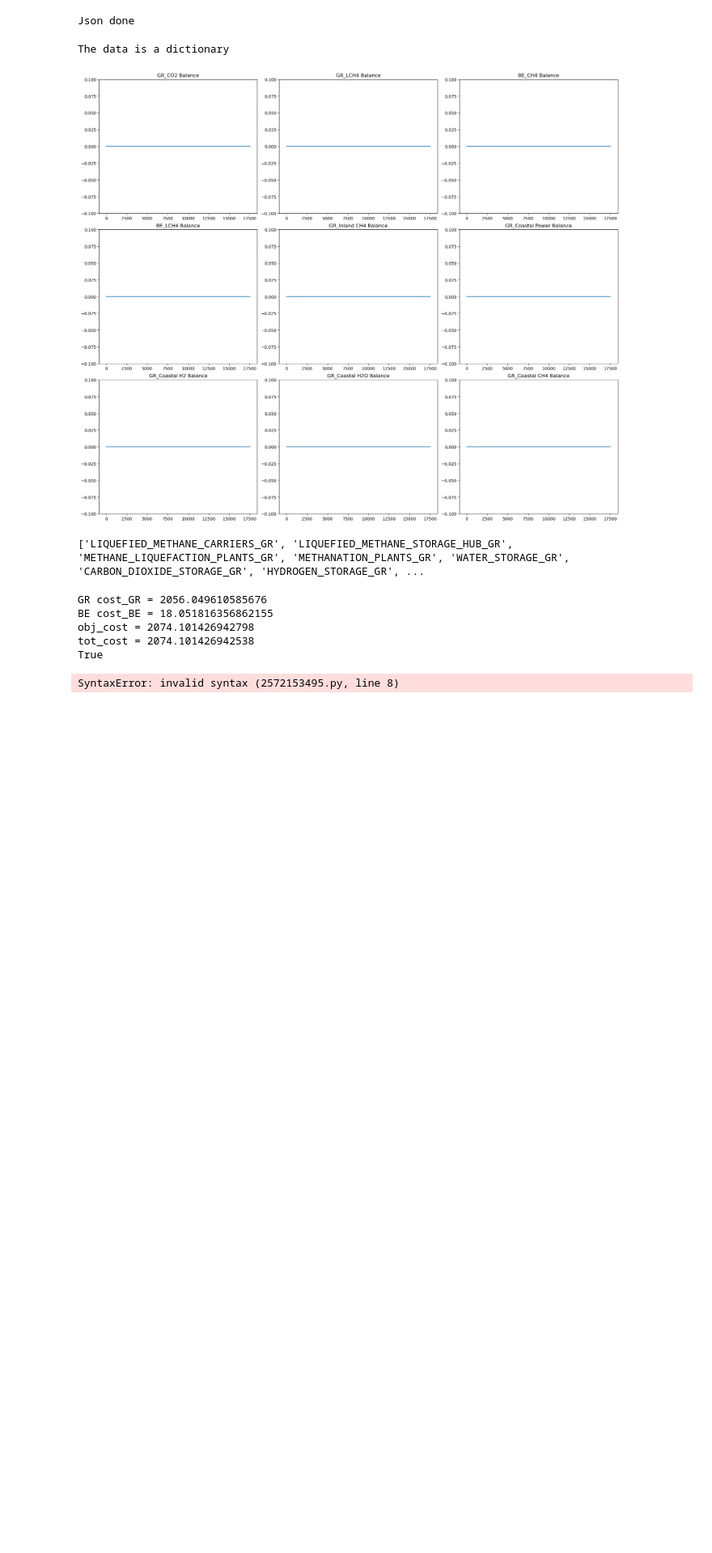
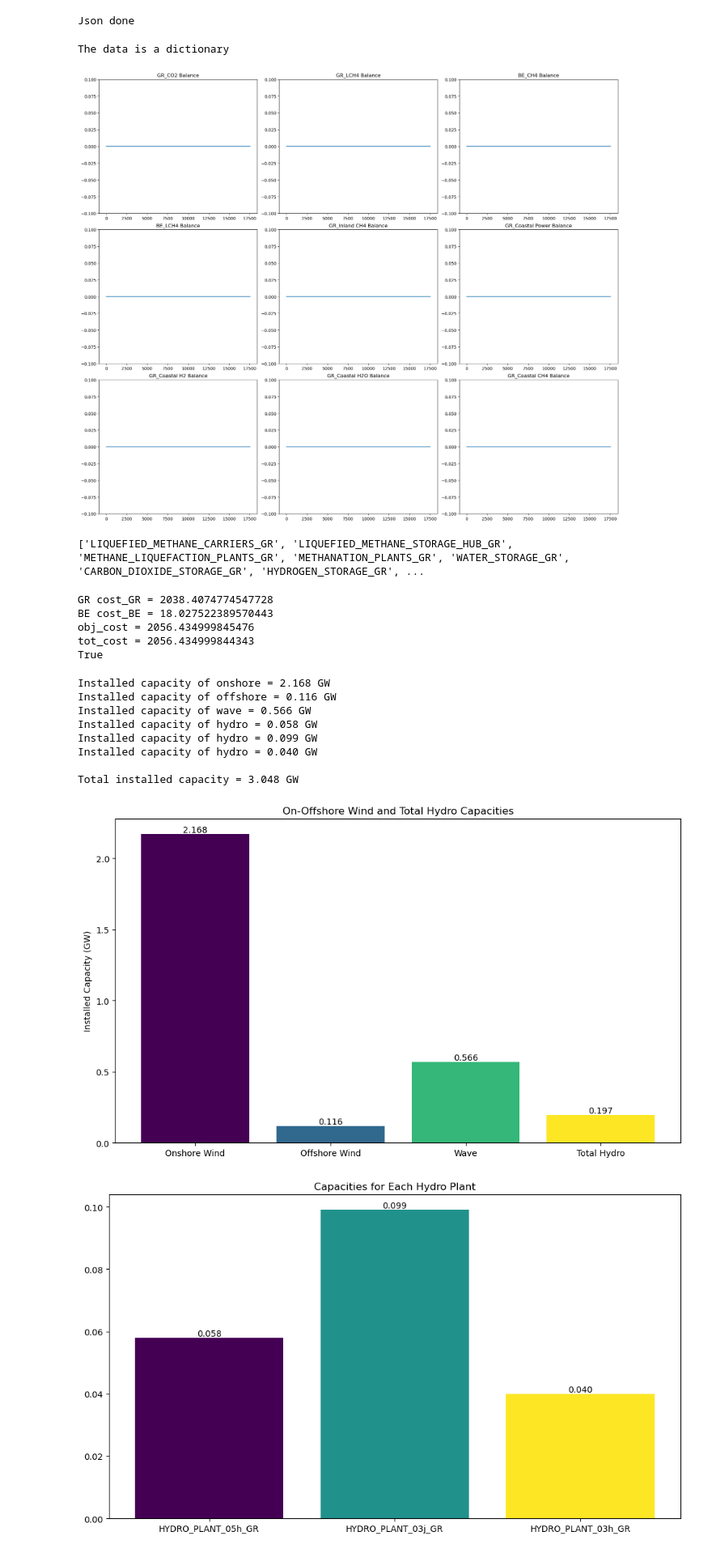
Before and after one commit to giooms/RREH_thesis, a Jupyter notebook: scripts/analysis/hydro-wave-wind_analysis.ipynb, the cells around one changed output. Shown at 81% size. Cells and saved outputs as stored; diff of their text form; code cells hidden in the pictures; blank space fills up the shorter version.

```diff
--- a/scripts/analysis/hydro-wave-wind_analysis.ipynb
+++ b/scripts/analysis/hydro-wave-wind_analysis.ipynb
@@ -103,7 +103,7 @@ class MakeMeReadable:
         return repr(self.d)
 # %%
 dico = {}
-with open('../../models/hydro_wind/results/RREH.json', 'r') as f:
+with open('../../models/hydro_wave_wind/results/RREH.json', 'r') as f:
     dico = json.load(f)
 
 d = MakeMeReadable(dico)
@@ -285,10 +285,10 @@ print(f"{obj_cost = }")
 print(f"{tot_cost = }")
 print(abs_diff < 0.1)
 # %% [output]
-GR cost_GR = 2056.049610585676
-BE cost_BE = 18.051816356862155
-obj_cost = 2074.101426942798
-tot_cost = 2074.101426942538
+GR cost_GR = 2038.4074774547728
+BE cost_BE = 18.027522389570443
+obj_cost = 2056.434999845476
+tot_cost = 2056.434999844343
 True
 # %%
 # Initialize a dictionary to hold individual capacities
@@ -298,10 +298,9 @@ plant_capacities = {}
 plant_capacities['wind_onshore_gr'] = d.solution.elements.ON_WIND_PLANTS_GR.variables.capacity.values[0]
 plant_capacities['wind_off_gr'] = d.solution.elements.OFF_WIND_PLANTS_GR.variables.capacity.values[0]
 
-wave_length = d.solution.elements.WAVE_PLANT_GR.variables.
-wave_RP = d.model.nodes.WAVE_PLANT_GR.parameters.
-wave_space = d.model.nodes.WAVE_PLANT_GR.parameters.space_between + d.model.nodes.WAVE_PLANT_GR.parameters.unit_width
-plant_capacities['wave_off_gr'] = wave_RP * wave_length/wave_space
+wave_n_units = d.solution.elements.WAVE_PLANT_GR.variables.num_units.values[0]
+wave_RP = d.model.nodes.WAVE_PLANT_GR.parameters.unit_rated_power[0]
+plant_capacities['wave_off_gr'] = wave_RP * wave_n_units
 
 # Dynamically identify HYDRO_PLANT capacities and store them
 for element_name in ls_nodes:
@@ -311,8 +310,6 @@ for element_name in ls_nodes:
 
 # Compute the total installed capacity by summing all individual capacities
 total_installed_capacity = sum(plant_capacities.values())
-# %% [output]
-SyntaxError: invalid syntax (2572153495.py, line 8)
 # %%
 # Doesn't install on/offshore wind turbines if 1,7GW of Hydro
 
@@ -321,7 +318,7 @@ import numpy as np
 
 # Print installed capacities
 for plant, capacity in plant_capacities.items():
-    plant_type = "hydro" if "HYDRO_PLANT" in plant else "onshore" if "onshore" in plant else "offshore"
+    plant_type = "hydro" if "HYDRO_PLANT" in plant else "onshore" if "onshore" in plant else "offshore" if "wind_off" in plant else "wave"
     print(f"Installed capacity of {plant_type} = {capacity:.3f} GW")
 
 # Calculate the total installed capacity
@@ -339,33 +336,44 @@ capacities = [
     plant_capacities.get('wind_off_gr', 0),
     plant_capacities.get('wave_off_gr', 0),
     total_hydro_capacity
 ]
 
 ### Plot 1: Combined Wind and Total Hydro Capacities
 plt.figure(figsize=(10, 6))
 colors = plt.cm.viridis(np.linspace(0, 1, len(categories)))
 plt.bar(categories, capacities, color=colors)
 plt.ylabel('Installed Capacity (GW)')
 plt.title('On-Offshore Wind and Total Hydro Capacities')
 # Annotate each bar with its capacity
 for i, v in enumerate(capacities):
     plt.text(i, v, f"{v:.3f}", ha='center', va='bottom')
 plt.tight_layout()
 plt.show()
 
 ### Plot 2: Capacities for Each Hydro Plant Separately
 plt.figure(figsize=(10, 6))
 hydro_labels = [plant for plant in plant_capacities.keys() if "HYDRO_PLANT" in plant]
 hydro_values = [capacity for plant, capacity in plant_capacities.items() if "HYDRO_PLANT" in plant]
 colors = plt.cm.viridis(np.linspace(0, 1, len(hydro_labels)))
 plt.bar(hydro_labels, hydro_values, color=colors)
 plt.title('Capacities for Each Hydro Plant')
 # plt.xticks(rotation=45)
 # Annotate each hydro plant bar with its capacity
 for i, v in enumerate(hydro_values):
     plt.text(i, v, f"{v:.3f}", ha='center', va='bottom')
 plt.tight_layout()
 plt.show()
+# %% [output]
+Installed capacity of onshore = 2.168 GW
+Installed capacity of offshore = 0.116 GW
+Installed capacity of wave = 0.566 GW
+Installed capacity of hydro = 0.058 GW
+Installed capacity of hydro = 0.099 GW
+Installed capacity of hydro = 0.040 GW
+
+Total installed capacity = 3.048 GW
+[figure, added]
+[figure, added]
 # %%
 gas_demand = d.model.hyperedges.DESTINATION_METHANE_BALANCE.parameters.demand
 gas_demand = np.sum(gas_demand[:timehorizon])/1000
```
Also changed, not shown: parts of 19 cells of this notebook, 18 other files.
